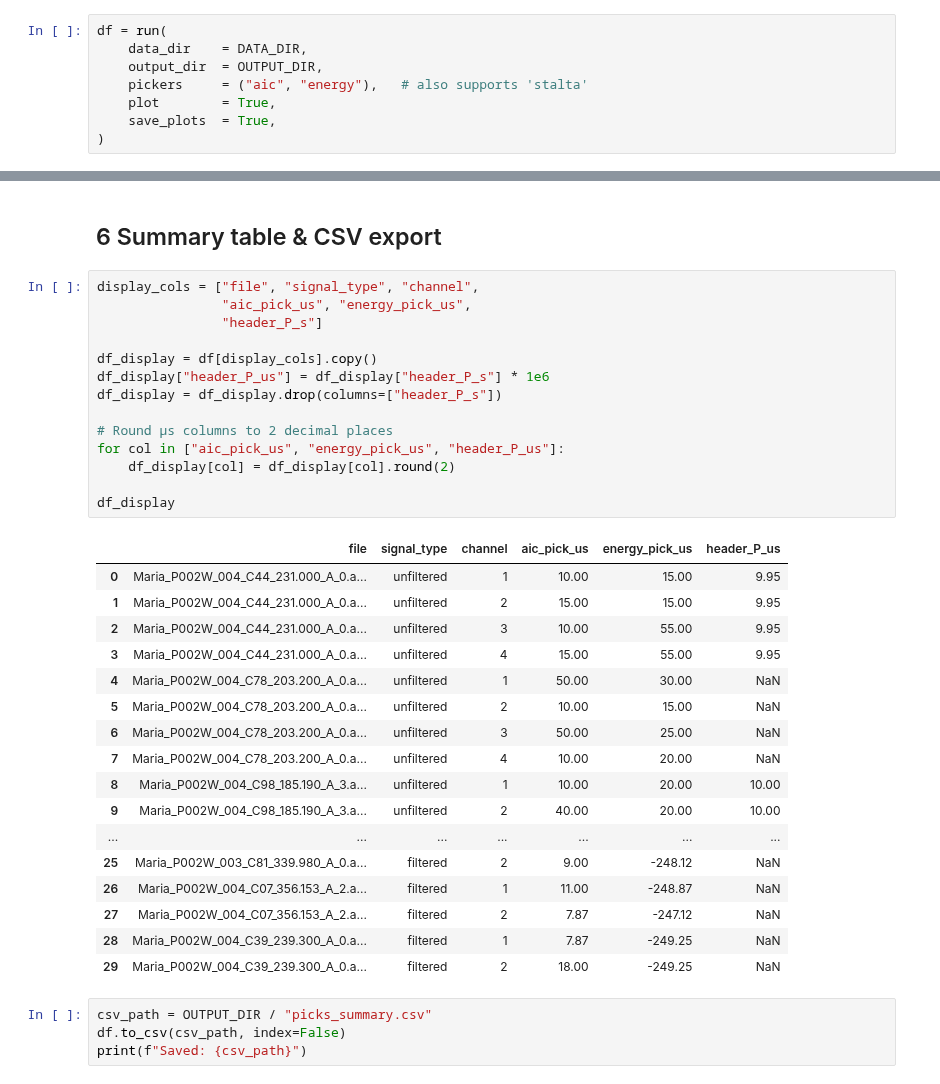
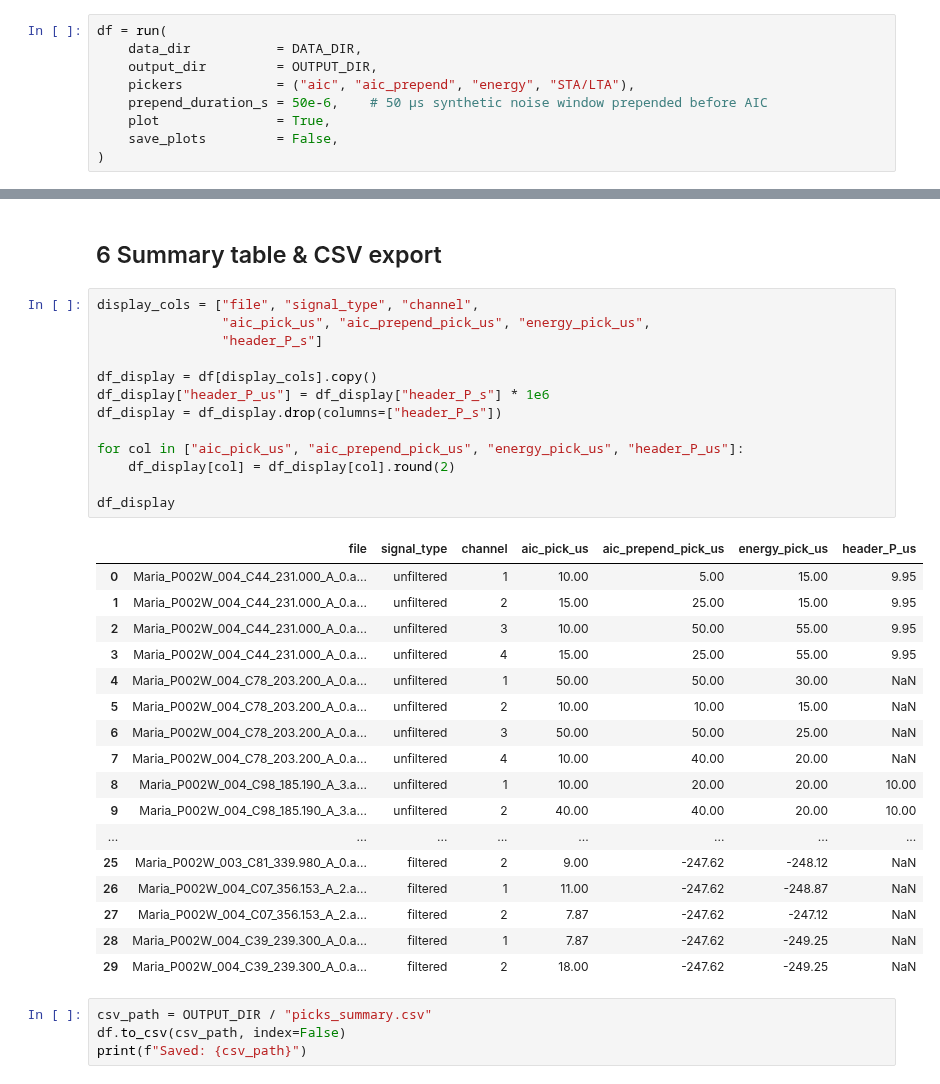
Before and after one commit to wamriewdan/ae_arrival_picker, a Jupyter notebook: notebooks/demo_maria_project.ipynb, the cells around one changed output, grey strips where cells are left out. Saved outputs shown, nothing was run; the diff lists cells and outputs as text.

```diff
--- a/notebooks/demo_maria_project.ipynb
+++ b/notebooks/demo_maria_project.ipynb
@@ -218,11 +218,12 @@ plt.show()
 ## 5  Batch-process all files
 # %%
 df = run(
-    data_dir    = DATA_DIR,
-    output_dir  = OUTPUT_DIR,
-    pickers     = ("aic", "energy"),   # also supports 'stalta'
-    plot        = True,
-    save_plots  = True,
+    data_dir           = DATA_DIR,
+    output_dir         = OUTPUT_DIR,
+    pickers            = ("aic", "aic_prepend", "energy", "STA/LTA"),
+    prepend_duration_s = 50e-6,    # 50 µs synthetic noise window prepended before AIC
+    plot               = True,
+    save_plots         = False,
 )
 # %% [output]
 === unfiltered_signals [unfiltered] (5 files) ===
@@ -244,36 +245,35 @@ df = run(
 ## 6  Summary table & CSV export
 # %%
 display_cols = ["file", "signal_type", "channel",
-                "aic_pick_us", "energy_pick_us",
+                "aic_pick_us", "aic_prepend_pick_us", "energy_pick_us",
                 "header_P_s"]
 
 df_display = df[display_cols].copy()
 df_display["header_P_us"] = df_display["header_P_s"] * 1e6
 df_display = df_display.drop(columns=["header_P_s"])
 
-# Round µs columns to 2 decimal places
-for col in ["aic_pick_us", "energy_pick_us", "header_P_us"]:
+for col in ["aic_pick_us", "aic_prepend_pick_us", "energy_pick_us", "header_P_us"]:
     df_display[col] = df_display[col].round(2)
 
 df_display
 # %% [output]
-|  | file | signal_type | channel | aic_pick_us | energy_pick_us | header_P_us |
-| 0 | Maria_P002W_004_C44_231.000_A_0.a... | unfiltered | 1 | 10.00 | 15.00 | 9.95 |
-| 1 | Maria_P002W_004_C44_231.000_A_0.a... | unfiltered | 2 | 15.00 | 15.00 | 9.95 |
-| 2 | Maria_P002W_004_C44_231.000_A_0.a... | unfiltered | 3 | 10.00 | 55.00 | 9.95 |
-| 3 | Maria_P002W_004_C44_231.000_A_0.a... | unfiltered | 4 | 15.00 | 55.00 | 9.95 |
-| 4 | Maria_P002W_004_C78_203.200_A_0.a... | unfiltered | 1 | 50.00 | 30.00 | NaN |
-| 5 | Maria_P002W_004_C78_203.200_A_0.a... | unfiltered | 2 | 10.00 | 15.00 | NaN |
-| 6 | Maria_P002W_004_C78_203.200_A_0.a... | unfiltered | 3 | 50.00 | 25.00 | NaN |
-| 7 | Maria_P002W_004_C78_203.200_A_0.a... | unfiltered | 4 | 10.00 | 20.00 | NaN |
-| 8 | Maria_P002W_004_C98_185.190_A_3.a... | unfiltered | 1 | 10.00 | 20.00 | 10.00 |
-| 9 | Maria_P002W_004_C98_185.190_A_3.a... | unfiltered | 2 | 40.00 | 20.00 | 10.00 |
-| ... | ... | ... | ... | ... | ... | ... |
-| 25 | Maria_P002W_003_C81_339.980_A_0.a... | filtered | 2 | 9.00 | -248.12 | NaN |
-| 26 | Maria_P002W_004_C07_356.153_A_2.a... | filtered | 1 | 11.00 | -248.87 | NaN |
-| 27 | Maria_P002W_004_C07_356.153_A_2.a... | filtered | 2 | 7.87 | -247.12 | NaN |
-| 28 | Maria_P002W_004_C39_239.300_A_0.a... | filtered | 1 | 7.87 | -249.25 | NaN |
-| 29 | Maria_P002W_004_C39_239.300_A_0.a... | filtered | 2 | 18.00 | -249.25 | NaN |
+|  | file | signal_type | channel | aic_pick_us | aic_prepend_pick_us | energy_pick_us | header_P_us |
+| 0 | Maria_P002W_004_C44_231.000_A_0.a... | unfiltered | 1 | 10.00 | 5.00 | 15.00 | 9.95 |
+| 1 | Maria_P002W_004_C44_231.000_A_0.a... | unfiltered | 2 | 15.00 | 25.00 | 15.00 | 9.95 |
+| 2 | Maria_P002W_004_C44_231.000_A_0.a... | unfiltered | 3 | 10.00 | 50.00 | 55.00 | 9.95 |
+| 3 | Maria_P002W_004_C44_231.000_A_0.a... | unfiltered | 4 | 15.00 | 25.00 | 55.00 | 9.95 |
+| 4 | Maria_P002W_004_C78_203.200_A_0.a... | unfiltered | 1 | 50.00 | 50.00 | 30.00 | NaN |
+| 5 | Maria_P002W_004_C78_203.200_A_0.a... | unfiltered | 2 | 10.00 | 10.00 | 15.00 | NaN |
+| 6 | Maria_P002W_004_C78_203.200_A_0.a... | unfiltered | 3 | 50.00 | 50.00 | 25.00 | NaN |
+| 7 | Maria_P002W_004_C78_203.200_A_0.a... | unfiltered | 4 | 10.00 | 40.00 | 20.00 | NaN |
+| 8 | Maria_P002W_004_C98_185.190_A_3.a... | unfiltered | 1 | 10.00 | 20.00 | 20.00 | 10.00 |
+| 9 | Maria_P002W_004_C98_185.190_A_3.a... | unfiltered | 2 | 40.00 | 40.00 | 20.00 | 10.00 |
+| ... | ... | ... | ... | ... | ... | ... | ... |
+| 25 | Maria_P002W_003_C81_339.980_A_0.a... | filtered | 2 | 9.00 | -247.62 | -248.12 | NaN |
+| 26 | Maria_P002W_004_C07_356.153_A_2.a... | filtered | 1 | 11.00 | -247.62 | -248.87 | NaN |
+| 27 | Maria_P002W_004_C07_356.153_A_2.a... | filtered | 2 | 7.87 | -247.62 | -247.12 | NaN |
+| 28 | Maria_P002W_004_C39_239.300_A_0.a... | filtered | 1 | 7.87 | -247.62 | -249.25 | NaN |
+| 29 | Maria_P002W_004_C39_239.300_A_0.a... | filtered | 2 | 18.00 | -247.62 | -249.25 | NaN |
 # %%
 csv_path = OUTPUT_DIR / "picks_summary.csv"
 df.to_csv(csv_path, index=False)
```
Also changed, not shown: parts of 2 cells of this notebook, 4 other files.
